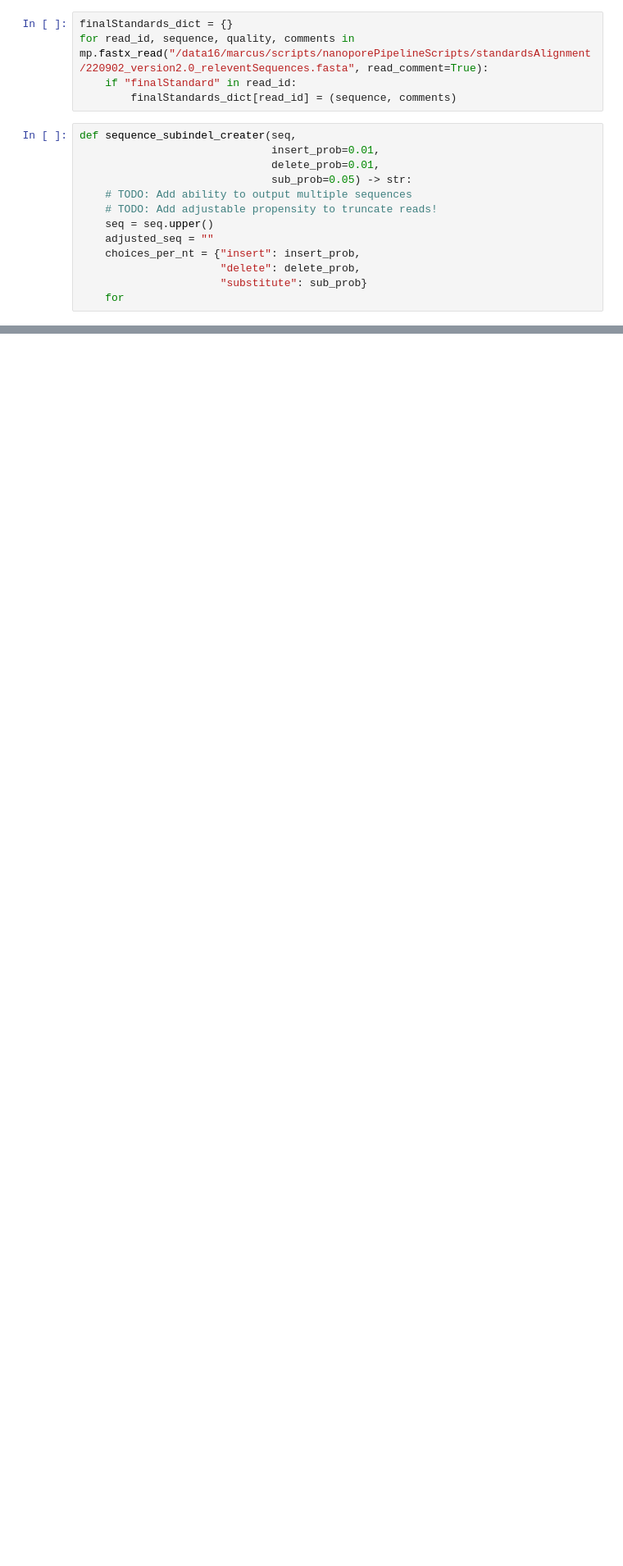
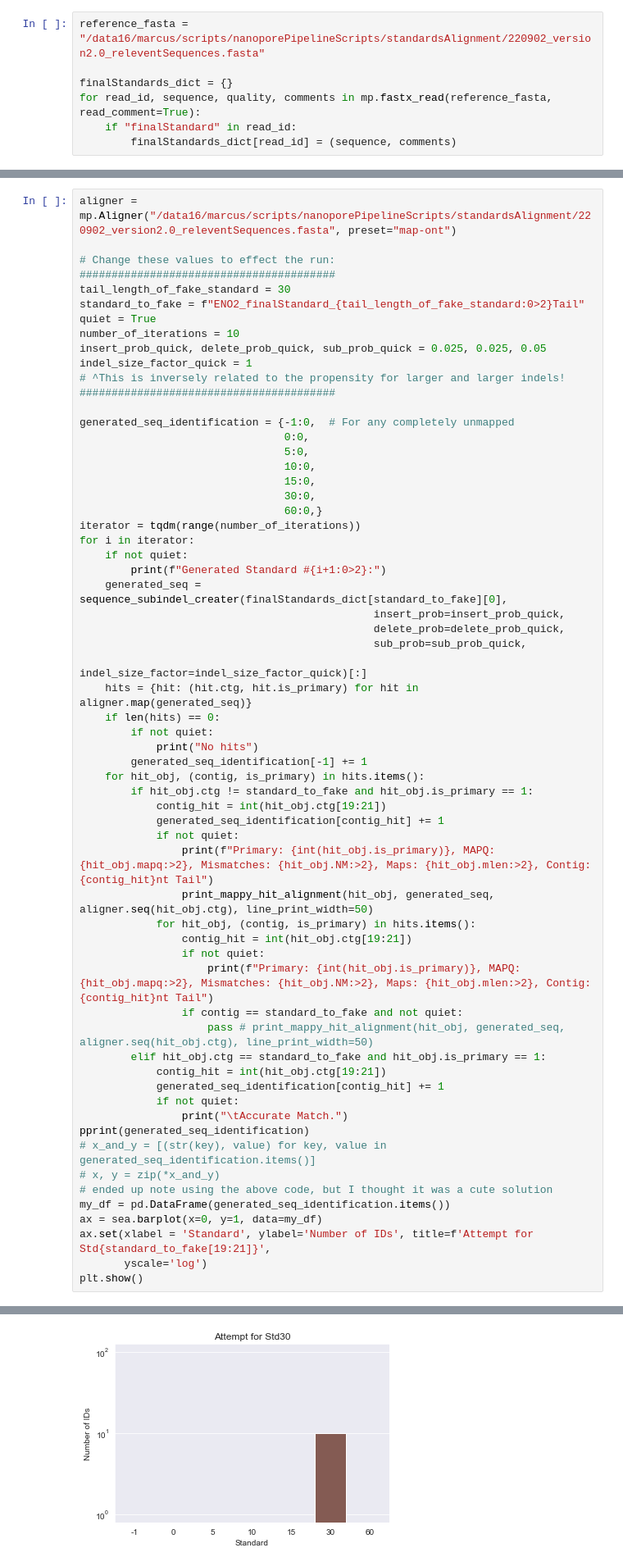
Before and after one commit to MViscardi-UCSC/nanoporePipelineScripts, a Jupyter notebook: standardsAlignment/generatingFakeReadsForTesting.ipynb, the cells around one changed output, grey strips where cells are left out. Shown at 82% size. Drawn from its saved outputs; the diff is of its cells as text; blank space fills up the shorter version.

Commit message:
Testing some edits of nanopore read generating for standards and mapping those

```diff
--- a/standardsAlignment/generatingFakeReadsForTesting.ipynb
+++ b/standardsAlignment/generatingFakeReadsForTesting.ipynb
@@ -20,18 +31,7 @@ imports done
 # %%
+reference_fasta = "/data16/marcus/scripts/nanoporePipelineScripts/standardsAlignment/220902_version2.0_releventSequences.fasta"
+
 finalStandards_dict = {}
-for read_id, sequence, quality, comments in mp.fastx_read("/data16/marcus/scripts/nanoporePipelineScripts/standardsAlignment/220902_version2.0_releventSequences.fasta", read_comment=True):
+for read_id, sequence, quality, comments in mp.fastx_read(reference_fasta, read_comment=True):
     if "finalStandard" in read_id:
         finalStandards_dict[read_id] = (sequence, comments)
-# %%
-def sequence_subindel_creater(seq,
-                              insert_prob=0.01,
-                              delete_prob=0.01,
-                              sub_prob=0.05) -> str:
-    # TODO: Add ability to output multiple sequences
-    # TODO: Add adjustable propensity to truncate reads!
-    seq = seq.upper()
-    adjusted_seq = ""
-    choices_per_nt = {"insert": insert_prob,
-                      "delete": delete_prob,
-                      "substitute": sub_prob}
-    for
@@ -50,0 +142,63 @@ ENO2_finalStandard_60Tail
+# %%
+aligner = mp.Aligner("/data16/marcus/scripts/nanoporePipelineScripts/standardsAlignment/220902_version2.0_releventSequences.fasta", preset="map-ont")
+
+# Change these values to effect the run:
+########################################
+tail_length_of_fake_standard = 30
+standard_to_fake = f"ENO2_finalStandard_{tail_length_of_fake_standard:0>2}Tail"
+quiet = True
+number_of_iterations = 10
+insert_prob_quick, delete_prob_quick, sub_prob_quick = 0.025, 0.025, 0.05
+indel_size_factor_quick = 1
+# ^This is inversely related to the propensity for larger and larger indels!
+########################################
+
+generated_seq_identification = {-1:0,  # For any completely unmapped
+                                0:0,
+                                5:0,
+                                10:0,
+                                15:0,
+                                30:0,
+                                60:0,}
+iterator = tqdm(range(number_of_iterations))
+for i in iterator:
+    if not quiet:
+        print(f"Generated Standard #{i+1:0>2}:")
+    generated_seq = sequence_subindel_creater(finalStandards_dict[standard_to_fake][0],
+                                              insert_prob=insert_prob_quick,
+                                              delete_prob=delete_prob_quick,
+                                              sub_prob=sub_prob_quick,
+                                              indel_size_factor=indel_size_factor_quick)[:]
+    hits = {hit: (hit.ctg, hit.is_primary) for hit in aligner.map(generated_seq)}
+    if len(hits) == 0:
+        if not quiet:
+            print("No hits")
+        generated_seq_identification[-1] += 1
+    for hit_obj, (contig, is_primary) in hits.items():
+        if hit_obj.ctg != standard_to_fake and hit_obj.is_primary == 1:
+            contig_hit = int(hit_obj.ctg[19:21])
+            generated_seq_identification[contig_hit] += 1
+            if not quiet:
+                print(f"Primary: {int(hit_obj.is_primary)}, MAPQ: {hit_obj.mapq:>2}, Mismatches: {hit_obj.NM:>2}, Maps: {hit_obj.mlen:>2}, Contig: {contig_hit}nt Tail")
+                print_mappy_hit_alignment(hit_obj, generated_seq, aligner.seq(hit_obj.ctg), line_print_width=50)
+            for hit_obj, (contig, is_primary) in hits.items():
+                contig_hit = int(hit_obj.ctg[19:21])
+                if not quiet:
+                    print(f"Primary: {int(hit_obj.is_primary)}, MAPQ: {hit_obj.mapq:>2}, Mismatches: {hit_obj.NM:>2}, Maps: {hit_obj.mlen:>2}, Contig: {contig_hit}nt Tail")
+                if contig == standard_to_fake and not quiet:
+                    pass # print_mappy_hit_alignment(hit_obj, generated_seq, aligner.seq(hit_obj.ctg), line_print_width=50)
+        elif hit_obj.ctg == standard_to_fake and hit_obj.is_primary == 1:
+            contig_hit = int(hit_obj.ctg[19:21])
+            generated_seq_identification[contig_hit] += 1
+            if not quiet:
+                print("\tAccurate Match.")
+pprint(generated_seq_identification)
+# x_and_y = [(str(key), value) for key, value in generated_seq_identification.items()]
+# x, y = zip(*x_and_y)
+# ended up note using the above code, but I thought it was a cute solution
+my_df = pd.DataFrame(generated_seq_identification.items())
+ax = sea.barplot(x=0, y=1, data=my_df)
+ax.set(xlabel = 'Standard', ylabel='Number of IDs', title=f'Attempt for Std{standard_to_fake[19:21]}',
+       yscale='log')
+plt.show()
+# %% [output]
@@ -50,0 +206 @@ ENO2_finalStandard_60Tail
+[figure, added]
```
Also changed, not shown: parts of 14 cells of this notebook, 1 other file.
